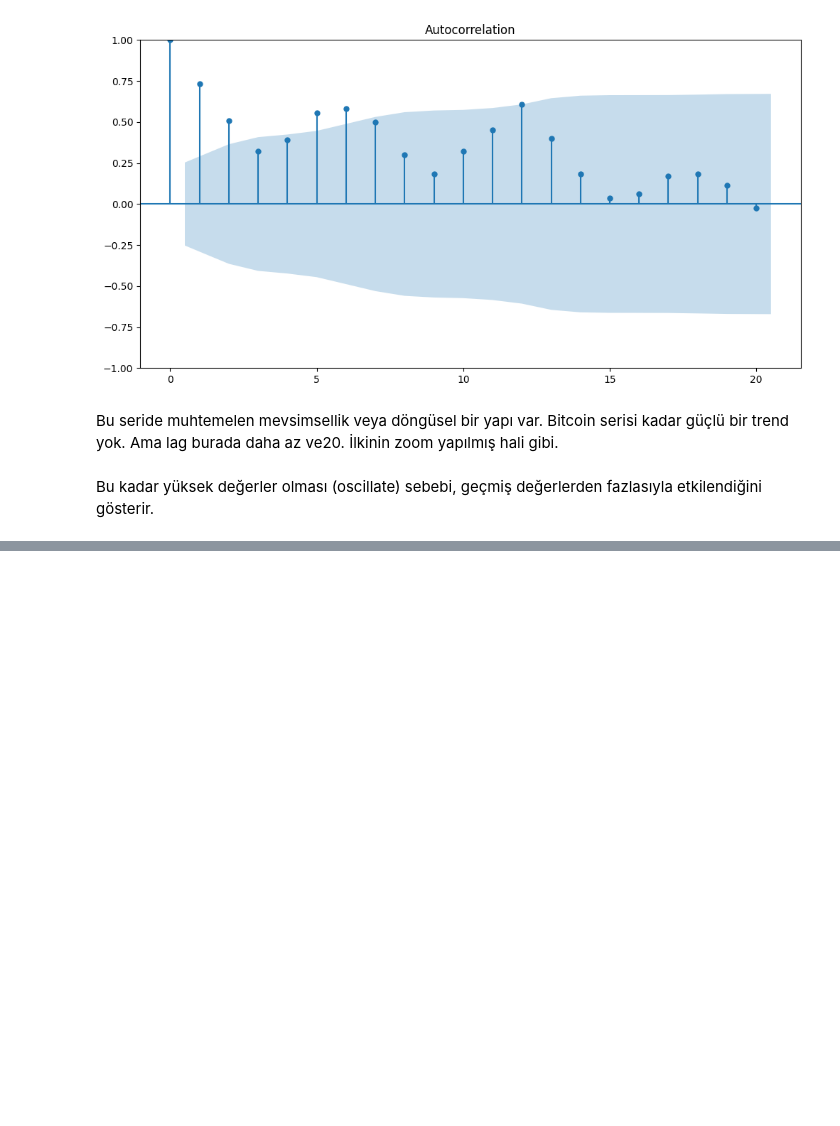
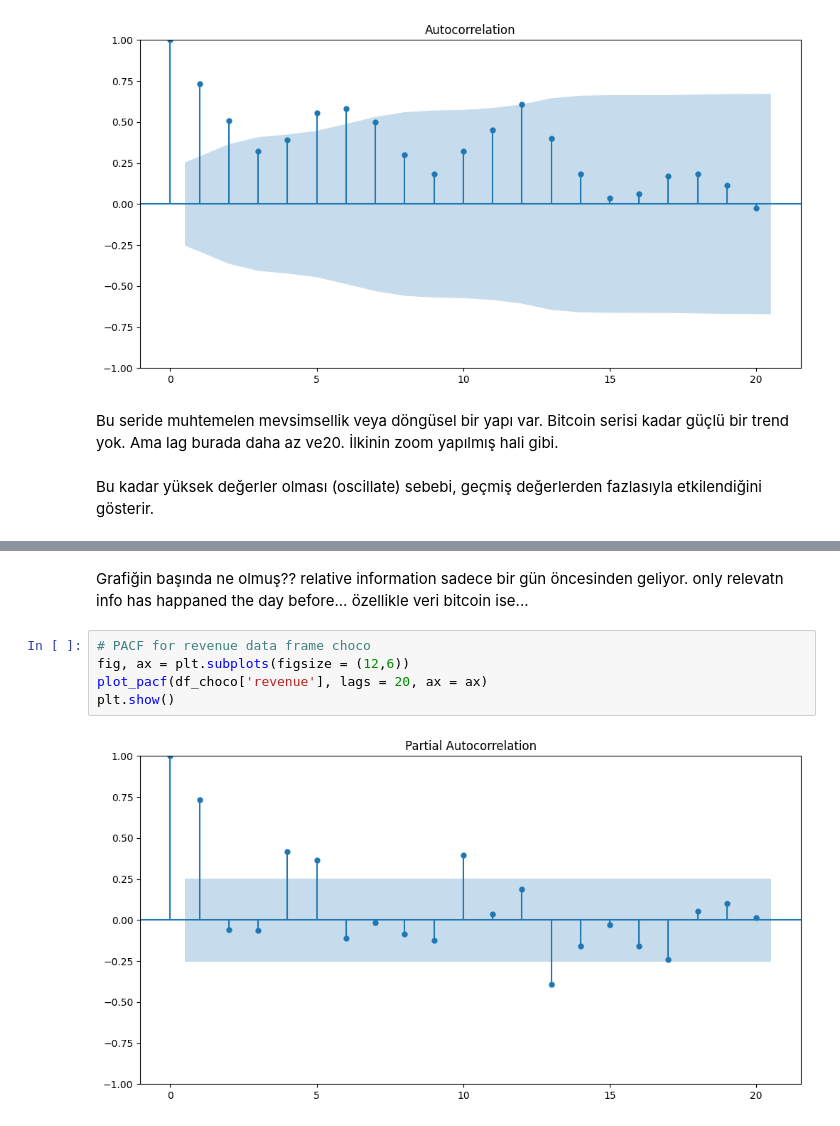
Before and after one commit to nurcoz/Udemy_time_series, a Jupyter notebook: Introduction_to_Time_Series_Analysis.ipynb, the cells around one changed output, grey strips where cells are left out. Saved outputs shown, nothing was run; the diff lists cells and outputs as text; blank space fills up the shorter version.

```diff
--- a/Introduction_to_Time_Series_Analysis.ipynb
+++ b/Introduction_to_Time_Series_Analysis.ipynb
@@ -351,0 +361,9 @@ Bu kadar yüksek değerler olması (oscillate) sebebi, geçmiş değerlerden faz
+# %% [markdown]
+Grafiğin başında ne olmuş?? relative information sadece bir gün öncesinden geliyor. only relevatn info has happaned the day before... özellikle veri bitcoin ise...
+# %%
+# PACF for revenue data frame choco
+fig, ax = plt.subplots(figsize = (12,6))
+plot_pacf(df_choco['revenue'], lags = 20, ax = ax)
+plt.show()
+# %% [output]
+[figure, added]
```
Also changed, not shown: parts of 2 cells of this notebook.
